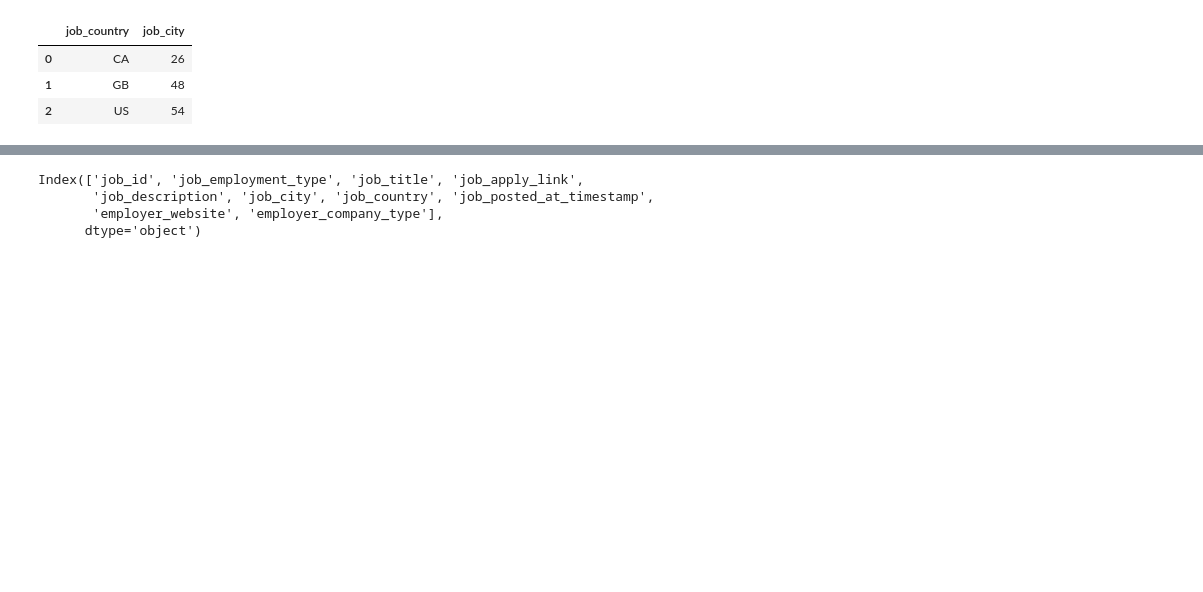
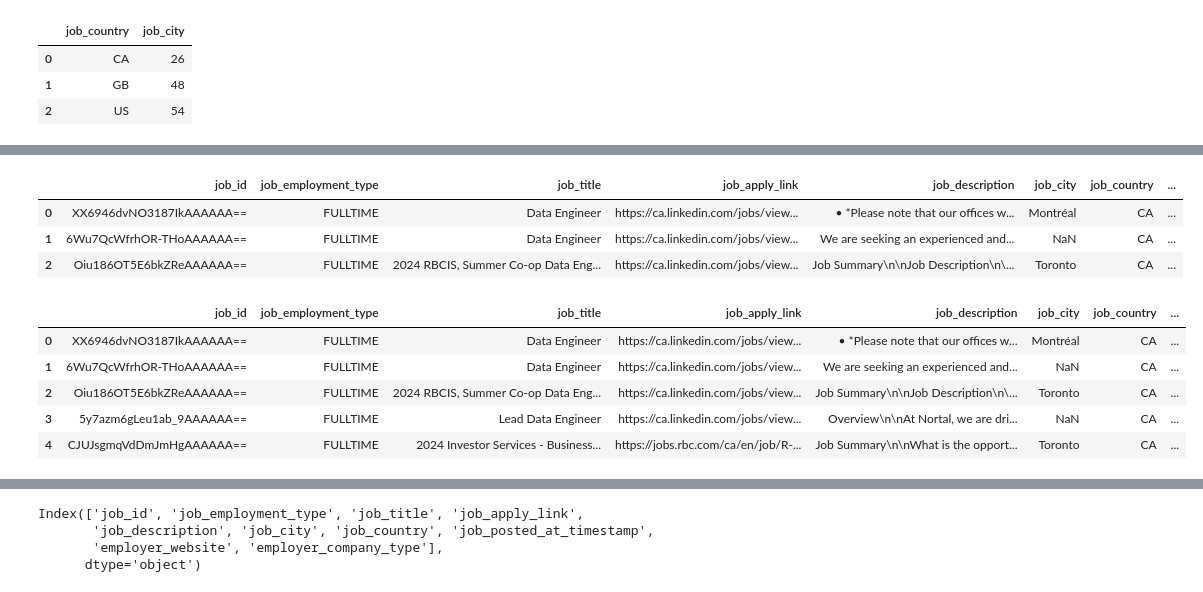
Before and after one commit to chemutai254/ML_Projects, a Jupyter notebook: Internship/Jobs/Jobs.ipynb, the cells around one changed output, grey strips where cells are left out. Saved outputs shown, nothing was run; the diff lists cells and outputs as text; code cells hidden in the pictures; blank space fills up the shorter version.

```diff
--- a/Internship/Jobs/Jobs.ipynb
+++ b/Internship/Jobs/Jobs.ipynb
@@ -123,0 +141,9 @@ modeCity
+# %%
+# Label Encoding in Pandas
+df['Encoding_with_pandas'] = df['job_city'].cat.codes
+df.head(3)
+# %% [output]
+|  | job_id | job_employment_type | job_title | job_apply_link | job_description | job_city | job_country | ... |
+| 0 | XX6946dvNO3187IkAAAAAA== | FULLTIME | Data Engineer | https://ca.linkedin.com/jobs/view... | • *Please note that our offices w... | Montréal | CA | ... |
+| 1 | 6Wu7QcWfrhOR-THoAAAAAA== | FULLTIME | Data Engineer | https://ca.linkedin.com/jobs/view... | We are seeking an experienced and... | NaN | CA | ... |
+| 2 | Oiu186OT5E6bkZReAAAAAA== | FULLTIME | 2024 RBCIS, Summer Co-op Data Eng... | https://ca.linkedin.com/jobs/view... | Job Summary\n\nJob Description\n\... | Toronto | CA | ... |
@@ -123,0 +161,9 @@ modeCity
+# %%
+df.head()
+# %% [output]
+|  | job_id | job_employment_type | job_title | job_apply_link | job_description | job_city | job_country | ... |
+| 0 | XX6946dvNO3187IkAAAAAA== | FULLTIME | Data Engineer | https://ca.linkedin.com/jobs/view... | • *Please note that our offices w... | Montréal | CA | ... |
+| 1 | 6Wu7QcWfrhOR-THoAAAAAA== | FULLTIME | Data Engineer | https://ca.linkedin.com/jobs/view... | We are seeking an experienced and... | NaN | CA | ... |
+| 2 | Oiu186OT5E6bkZReAAAAAA== | FULLTIME | 2024 RBCIS, Summer Co-op Data Eng... | https://ca.linkedin.com/jobs/view... | Job Summary\n\nJob Description\n\... | Toronto | CA | ... |
+| 3 | 5y7azm6gLeu1ab_9AAAAAA== | FULLTIME | Lead Data Engineer | https://ca.linkedin.com/jobs/view... | Overview\n\nAt Nortal, we are dri... | NaN | CA | ... |
+| 4 | CJUJsgmqVdDmJmHgAAAAAA== | FULLTIME | 2024 Investor Services - Business... | https://jobs.rbc.com/ca/en/job/R-... | Job Summary\n\nWhat is the opport... | Toronto | CA | ... |
```
Also changed, not shown: parts of 10 cells of this notebook.
